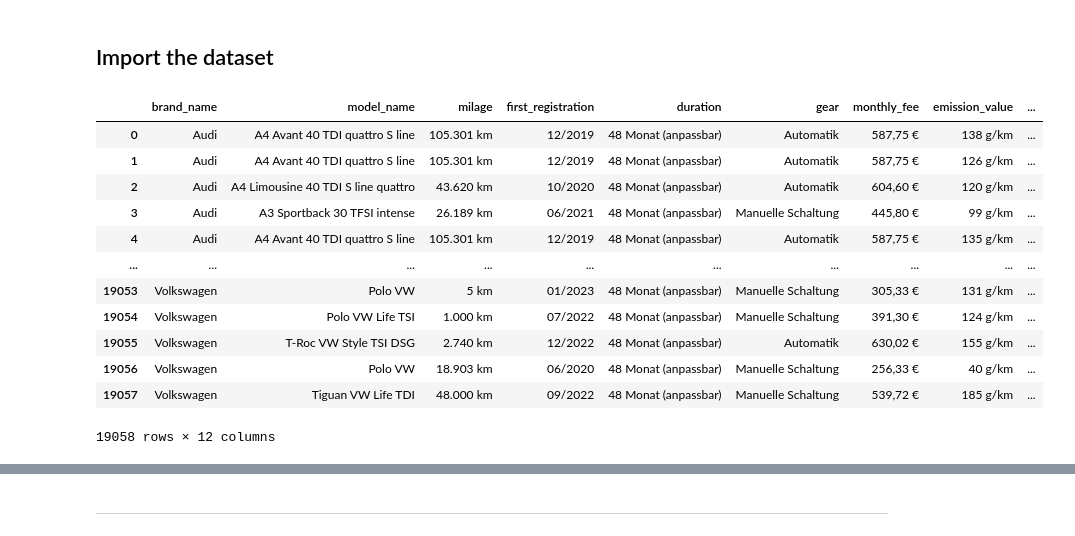
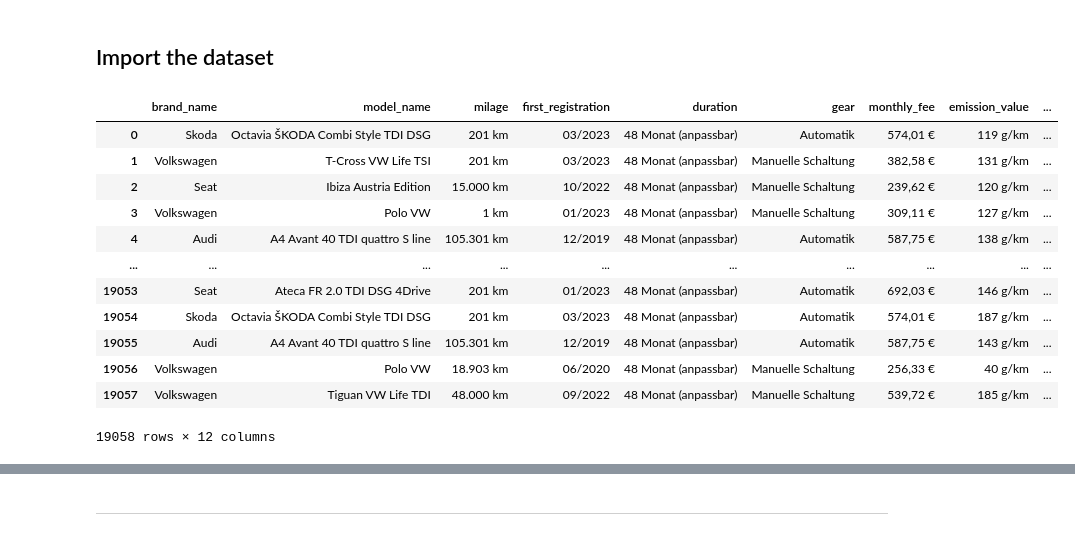
Before and after one commit to h11818774/DataSienceLab, a Jupyter notebook: Project_24.05.ipynb, the cells around one changed output, grey strips where cells are left out. Saved outputs shown, nothing was run; the diff lists cells and outputs as text; code cells hidden in the pictures.

```diff
--- a/Project_24.05.ipynb
+++ b/Project_24.05.ipynb
@@ -48,20 +51,20 @@ import shap
 # %% [markdown]
 ## Import the dataset
 # %%
-df = pd.read_excel('dataset_2023.xlsx')
+df = pd.read_excel('data/dataset_2023.xlsx')
 df = df.drop('Unnamed: 0', axis = 1)
 df
 # %% [output]
 |  | brand_name | model_name | milage | first_registration | duration | gear | monthly_fee | emission_value | ... |
-| 0 | Audi | A4 Avant 40 TDI quattro S line | 105.301 km | 12/2019 | 48 Monat (anpassbar) | Automatik | 587,75 € | 138 g/km | ... |
-| 1 | Audi | A4 Avant 40 TDI quattro S line | 105.301 km | 12/2019 | 48 Monat (anpassbar) | Automatik | 587,75 € | 126 g/km | ... |
-| 2 | Audi | A4 Limousine 40 TDI S line quattro | 43.620 km | 10/2020 | 48 Monat (anpassbar) | Automatik | 604,60 € | 120 g/km | ... |
-| 3 | Audi | A3 Sportback 30 TFSI intense | 26.189 km | 06/2021 | 48 Monat (anpassbar) | Manuelle Schaltung | 445,80 € | 99 g/km | ... |
-| 4 | Audi | A4 Avant 40 TDI quattro S line | 105.301 km | 12/2019 | 48 Monat (anpassbar) | Automatik | 587,75 € | 135 g/km | ... |
+| 0 | Skoda | Octavia ŠKODA Combi Style TDI DSG | 201 km | 03/2023 | 48 Monat (anpassbar) | Automatik | 574,01 € | 119 g/km | ... |
+| 1 | Volkswagen | T-Cross VW Life TSI | 201 km | 03/2023 | 48 Monat (anpassbar) | Manuelle Schaltung | 382,58 € | 131 g/km | ... |
+| 2 | Seat | Ibiza Austria Edition | 15.000 km | 10/2022 | 48 Monat (anpassbar) | Manuelle Schaltung | 239,62 € | 120 g/km | ... |
+| 3 | Volkswagen | Polo VW | 1 km | 01/2023 | 48 Monat (anpassbar) | Manuelle Schaltung | 309,11 € | 127 g/km | ... |
+| 4 | Audi | A4 Avant 40 TDI quattro S line | 105.301 km | 12/2019 | 48 Monat (anpassbar) | Automatik | 587,75 € | 138 g/km | ... |
 | ... | ... | ... | ... | ... | ... | ... | ... | ... | ... |
-| 19053 | Volkswagen | Polo VW | 5 km | 01/2023 | 48 Monat (anpassbar) | Manuelle Schaltung | 305,33 € | 131 g/km | ... |
-| 19054 | Volkswagen | Polo VW Life TSI | 1.000 km | 07/2022 | 48 Monat (anpassbar) | Manuelle Schaltung | 391,30 € | 124 g/km | ... |
-| 19055 | Volkswagen | T-Roc VW Style TSI DSG | 2.740 km | 12/2022 | 48 Monat (anpassbar) | Automatik | 630,02 € | 155 g/km | ... |
+| 19053 | Seat | Ateca FR 2.0 TDI DSG 4Drive | 201 km | 01/2023 | 48 Monat (anpassbar) | Automatik | 692,03 € | 146 g/km | ... |
+| 19054 | Skoda | Octavia ŠKODA Combi Style TDI DSG | 201 km | 03/2023 | 48 Monat (anpassbar) | Automatik | 574,01 € | 187 g/km | ... |
+| 19055 | Audi | A4 Avant 40 TDI quattro S line | 105.301 km | 12/2019 | 48 Monat (anpassbar) | Automatik | 587,75 € | 143 g/km | ... |
 | 19056 | Volkswagen | Polo VW | 18.903 km | 06/2020 | 48 Monat (anpassbar) | Manuelle Schaltung | 256,33 € | 40 g/km | ... |
 | 19057 | Volkswagen | Tiguan VW Life TDI | 48.000 km | 09/2022 | 48 Monat (anpassbar) | Manuelle Schaltung | 539,72 € | 185 g/km | ... |
 19058 rows × 12 columns
```
Also changed, not shown: parts of 25 cells of this notebook.
